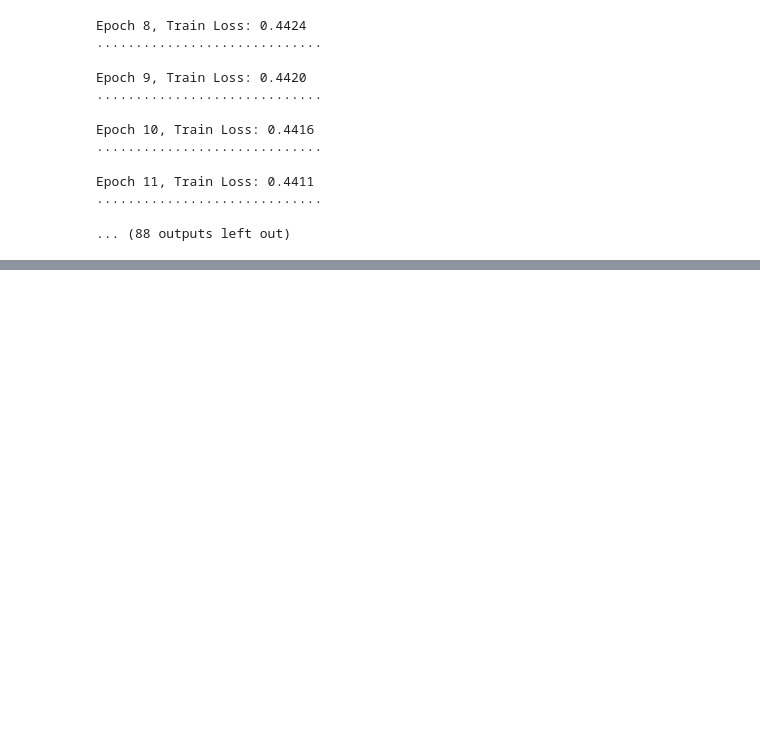
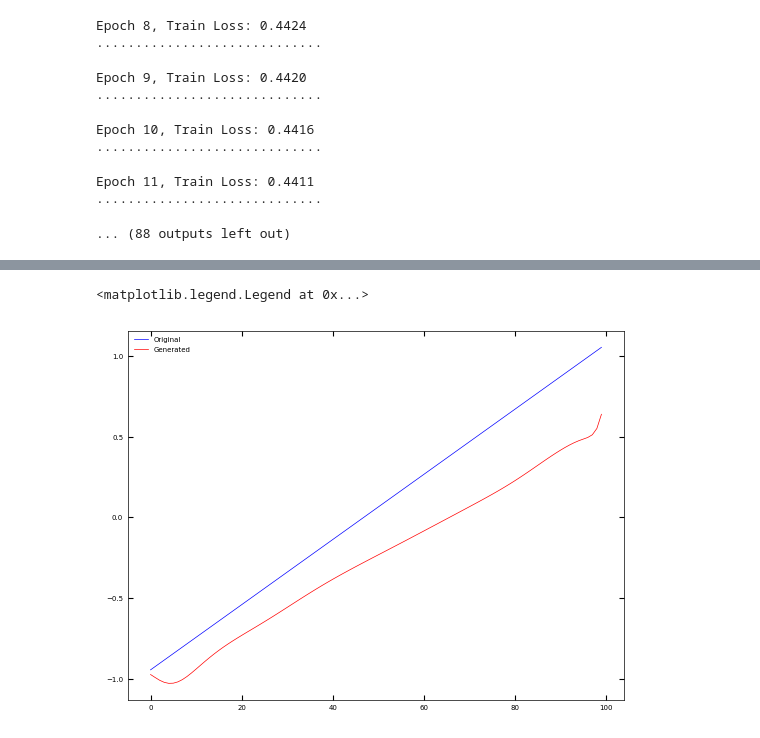
Before and after one commit to ctsai64/1DFitter, a Jupyter notebook: linear_function_autoencoder.ipynb, the cells around one changed output, grey strips where cells are left out. Cells and saved outputs as stored; diff of their text form; code cells hidden in the pictures; blank space fills up the shorter version.

Commit message:
Trained models

```diff
--- a/linear_function_autoencoder.ipynb
+++ b/linear_function_autoencoder.ipynb
@@ -232,0 +232,11 @@ print(f"Generated: {decoded_[rand].squeeze()}")
+# %%
+latent_dim_two = 12
+
+encoder_two = Encoder(latent_dim=latent_dim_two).to(device)
+decoder_two = Decoder(latent_dim=latent_dim_two).to(device)
+model_two = Autoencoder(encoder_two, decoder_two).to(device)
+
+optimizer_two = optim.Adam(model_two.parameters(), lr=3e-5)
+# %%
+torch.manual_seed(0)
+Train(model_two, encoder_two, decoder_two, dataloader, optimizer_two, 1000,)
@@ -232,0 +269,9 @@ print(f"Generated: {decoded_[rand].squeeze()}")
+# %%
+(encoded_two_, decoded_two_) = transform_nn(next(iter(dataloader)), encoder_two, decoder_two)
+rand = np.random.randint(0, 512)
+plt.plot(spectras[rand, :, 0].cpu(), "b", label="Original")
+plt.plot(decoded_two_[rand].squeeze(), "r", label="Generated")
+plt.legend()
+# %% [output]
+<matplotlib.legend.Legend at 0x...>
+[figure, added]
```
Also changed, not shown: parts of 7 cells of this notebook.
